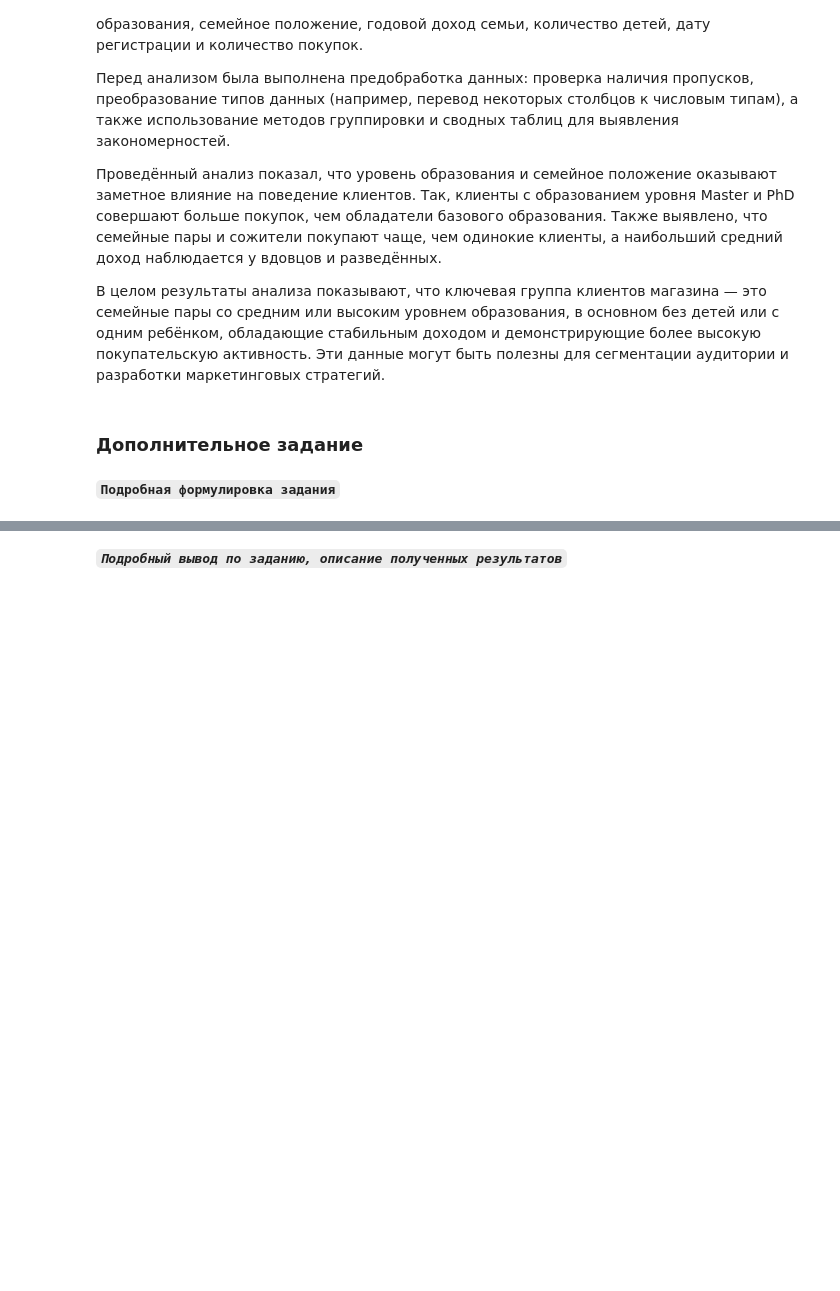
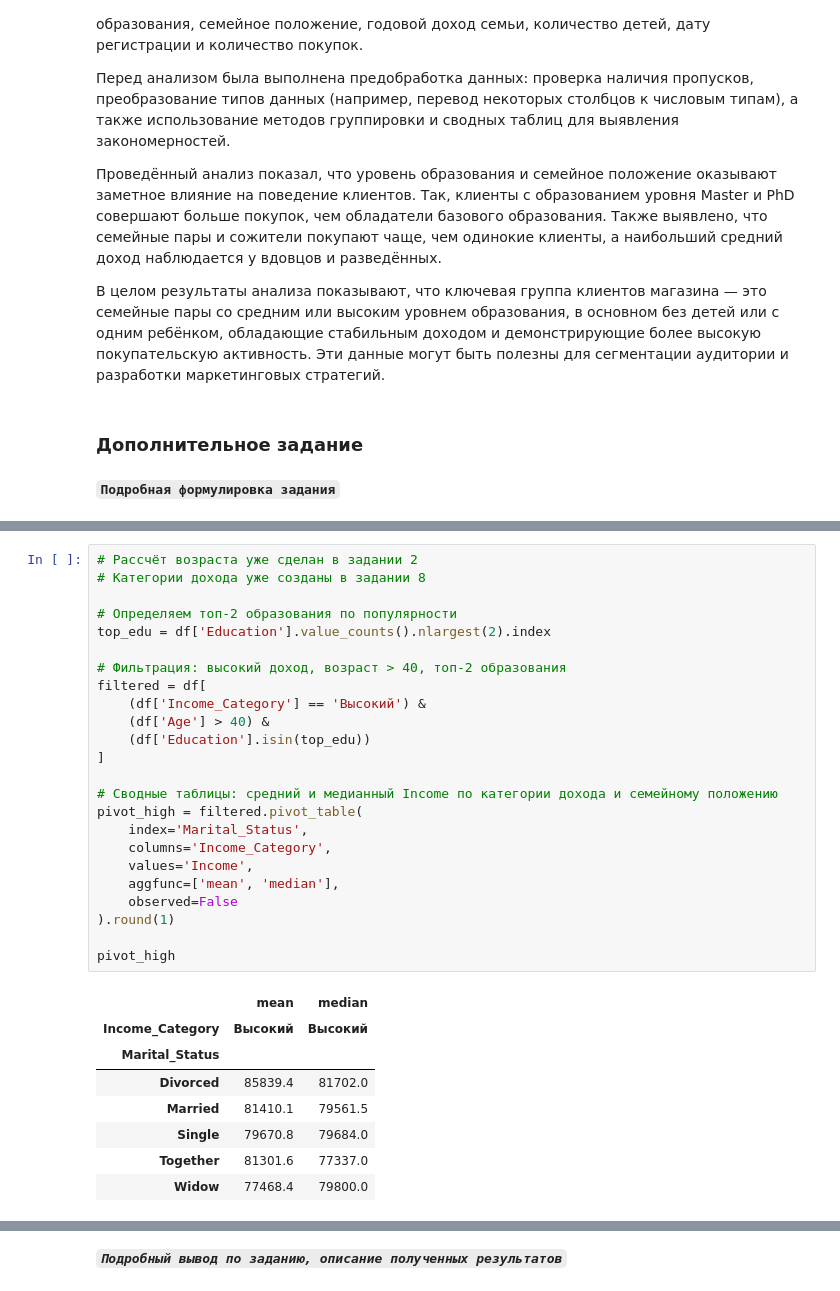
Before and after one commit to witcher770/sem_5_data_analiz, a Jupyter notebook: ЛР1_Уряшов_14.ipynb, the cells around one changed output, grey strips where cells are left out. Cells and saved outputs as stored; diff of their text form; blank space fills up the shorter version.

```diff
--- a/ЛР1_Уряшов_14.ipynb
+++ b/ЛР1_Уряшов_14.ipynb
@@ -495,0 +590,33 @@ df.pivot_table(index=['Education'], values='Quantity_Purchases', aggfunc='mean')
+# %%
+# Рассчёт возраста уже сделан в задании 2
+# Категории дохода уже созданы в задании 8
+
+# Определяем топ-2 образования по популярности
+top_edu = df['Education'].value_counts().nlargest(2).index
+
+# Фильтрация: высокий доход, возраст > 40, топ-2 образования
+filtered = df[
+    (df['Income_Category'] == 'Высокий') &
+    (df['Age'] > 40) &
+    (df['Education'].isin(top_edu))
+]
+
+# Сводные таблицы: средний и медианный Income по категории дохода и семейному положению
+pivot_high = filtered.pivot_table(
+    index='Marital_Status',
+    columns='Income_Category',
+    values='Income',
+    aggfunc=['mean', 'median'],
+    observed=False
+).round(1)
+
+pivot_high
+# %% [output]
+|  | mean | median |
+| Income_Category | Высокий | Высокий |
+| Marital_Status |  |  |
+| Divorced | 85839.4 | 81702.0 |
+| Married | 81410.1 | 79561.5 |
+| Single | 79670.8 | 79684.0 |
+| Together | 81301.6 | 77337.0 |
+| Widow | 77468.4 | 79800.0 |
```
Also changed, not shown: parts of 15 cells of this notebook.
